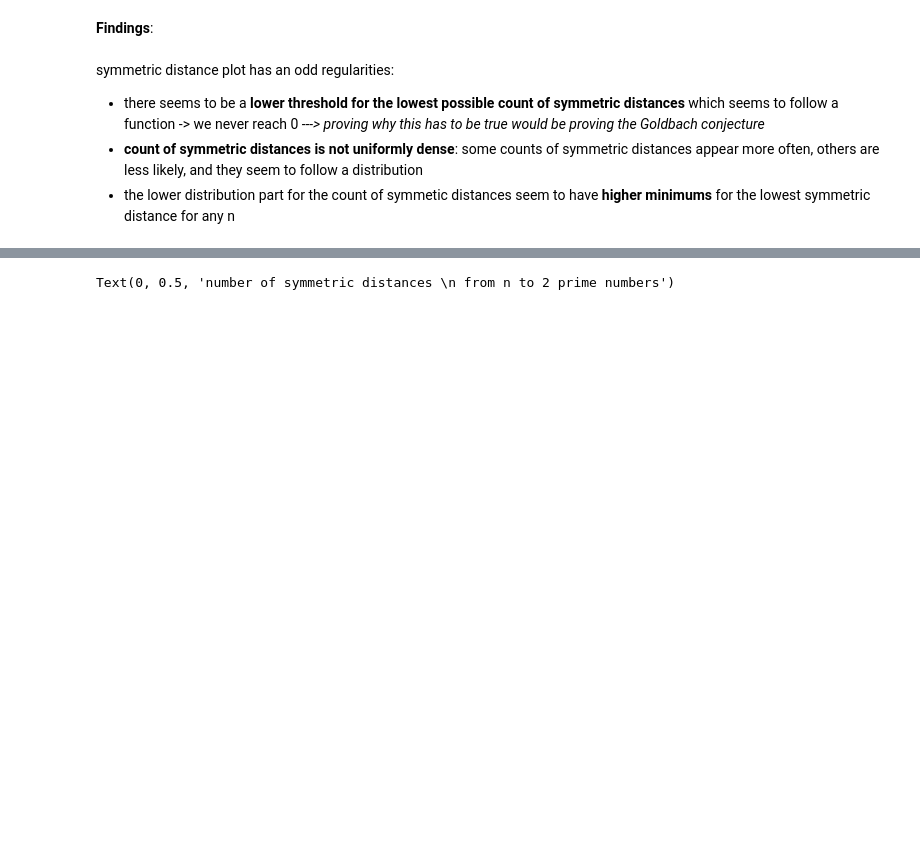
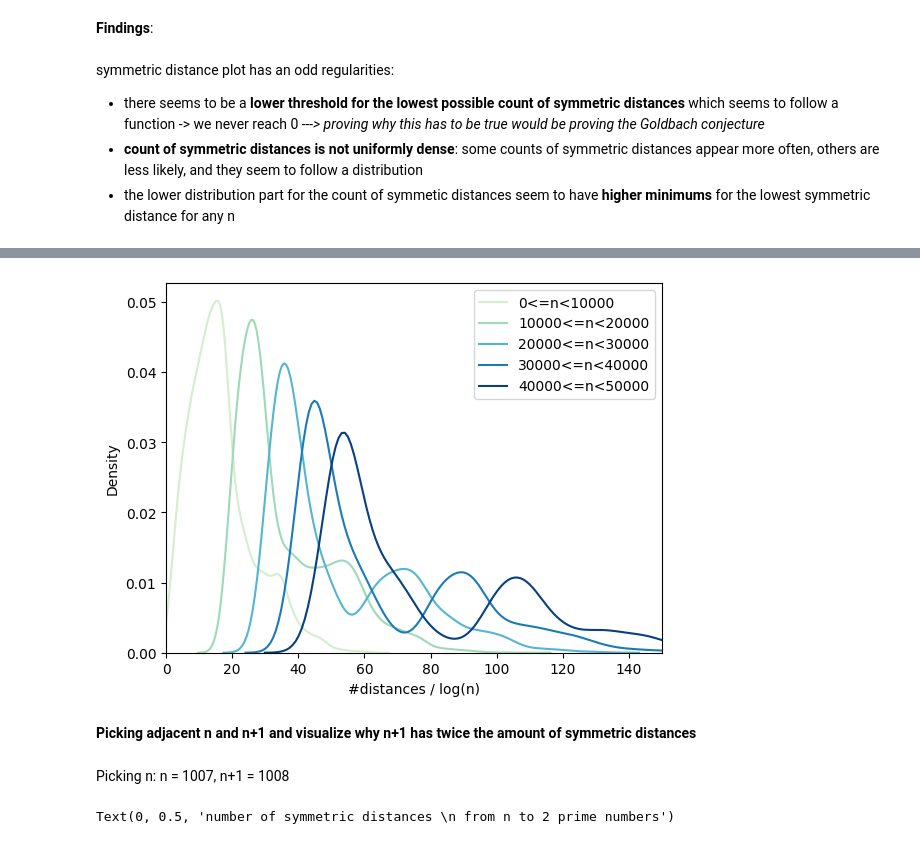
Before and after one commit to heinze-lea/goldbach_conjecture, a Jupyter notebook: goldbach_conjecture/prime_investigation/symmetric_prime_number_distances.ipynb, the cells around one changed output, grey strips where cells are left out. Saved outputs shown, nothing was run; the diff lists cells and outputs as text; code cells hidden in the pictures; blank space fills up the shorter version.

```diff
--- a/goldbach_conjecture/prime_investigation/symmetric_prime_number_distances.ipynb
+++ b/goldbach_conjecture/prime_investigation/symmetric_prime_number_distances.ipynb
@@ -123,3 +165,13 @@ symmetric distance plot has an odd regularities: <br>
+# %%
+log_count_distances = [0, 0] + [count / np.log(i) for i, count in enumerate(count_distances) if i > 1]
+
+plot_bimodality(log_count_distances, 5, 'GnBu', '#distances / log(n)', (0, 150))
+# %% [output]
+[figure, added]
+# %% [markdown]
+**Picking adjacent n and n+1 and visualize why n+1 has twice the amount of symmetric distances**
+# %% [markdown]
+Picking n: n = 1007, n+1 = 1008
 # %%
 low = 1000
 up = 2000
```
Also changed, not shown: parts of 5 cells of this notebook.
